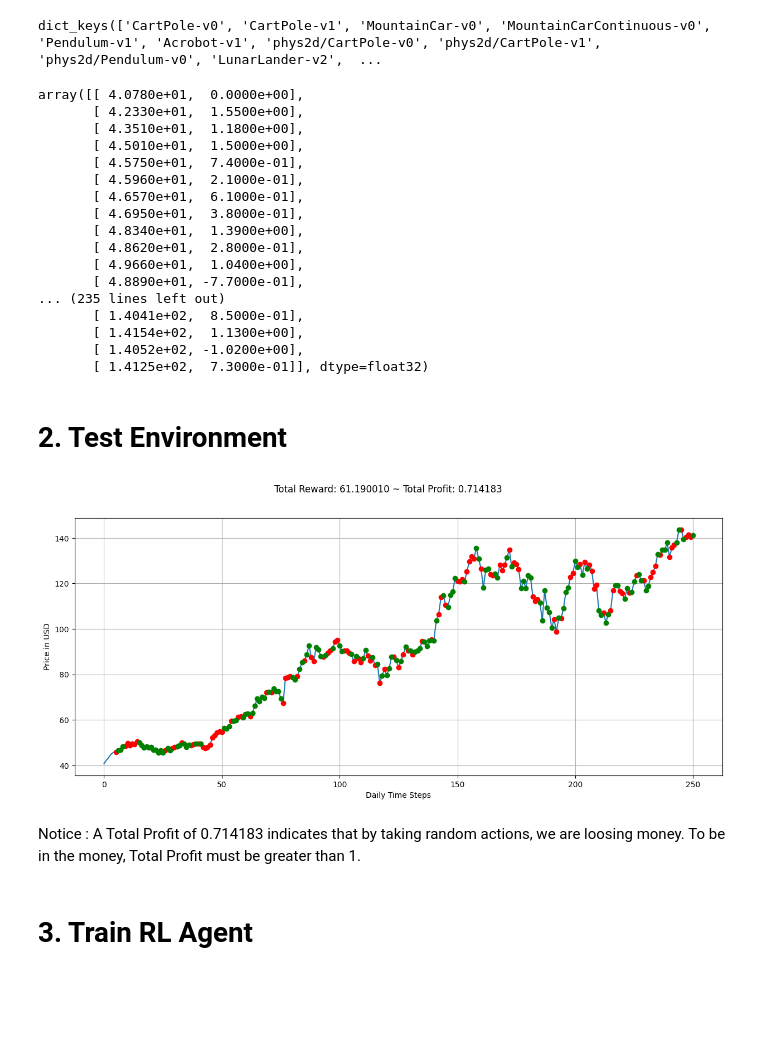
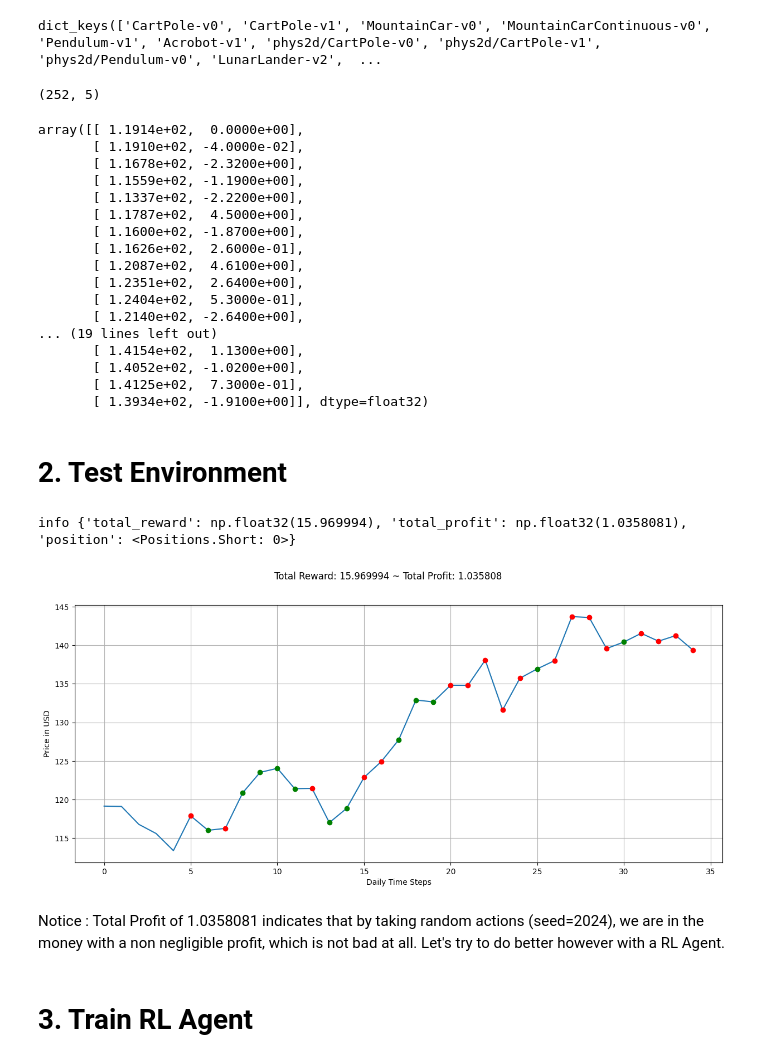
Before and after one commit to jaunewick/python-trading-bot-reinforcement-learning, a Jupyter notebook: trading_bot_prototype.ipynb, the cells around one changed output. Saved outputs shown, nothing was run; the diff lists cells and outputs as text; code cells hidden in the pictures; blank space fills up the shorter version.

```diff
--- a/trading_bot_prototype.ipynb
+++ b/trading_bot_prototype.ipynb
@@ -76,51 +76,59 @@ df.head()
 gym.envs.registry.keys()
 # %% [output]
 dict_keys(['CartPole-v0', 'CartPole-v1', 'MountainCar-v0', 'MountainCarContinuous-v0', 'Pendulum-v1', 'Acrobot-v1', 'phys2d/CartPole-v0', 'phys2d/CartPole-v1', 'phys2d/Pendulum-v0', 'LunarLander-v2',  ...
+# %%
+df.shape
+# %% [output]
+(252, 5)
 # %%
-env = gym.make('stocks-v0', df=df, frame_bound=(5, len(df)-1), window_size=5)
+env = gym.make('stocks-v0', df=df, frame_bound=(222, 252), window_size=5)
 # %%
 env.signal_features
 # %% [output]
-array([[ 4.0780e+01,  0.0000e+00],
-       [ 4.2330e+01,  1.5500e+00],
-       [ 4.3510e+01,  1.1800e+00],
-       [ 4.5010e+01,  1.5000e+00],
-       [ 4.5750e+01,  7.4000e-01],
-       [ 4.5960e+01,  2.1000e-01],
-       [ 4.6570e+01,  6.1000e-01],
-       [ 4.6950e+01,  3.8000e-01],
-       [ 4.8340e+01,  1.3900e+00],
-       [ 4.8620e+01,  2.8000e-01],
-       [ 4.9660e+01,  1.0400e+00],
-       [ 4.8890e+01, -7.7000e-01],
-... (235 lines left out)
-       [ 1.4041e+02,  8.5000e-01],
+array([[ 1.1914e+02,  0.0000e+00],
+       [ 1.1910e+02, -4.0000e-02],
+       [ 1.1678e+02, -2.3200e+00],
+       [ 1.1559e+02, -1.1900e+00],
+       [ 1.1337e+02, -2.2200e+00],
+       [ 1.1787e+02,  4.5000e+00],
+       [ 1.1600e+02, -1.8700e+00],
+       [ 1.1626e+02,  2.6000e-01],
+       [ 1.2087e+02,  4.6100e+00],
+       [ 1.2351e+02,  2.6400e+00],
+       [ 1.2404e+02,  5.3000e-01],
+       [ 1.2140e+02, -2.6400e+00],
+... (19 lines left out)
        [ 1.4154e+02,  1.1300e+00],
        [ 1.4052e+02, -1.0200e+00],
-       [ 1.4125e+02,  7.3000e-01]], dtype=float32)
+       [ 1.4125e+02,  7.3000e-01],
+       [ 1.3934e+02, -1.9100e+00]], dtype=float32)
 # %% [markdown]
 # 2. Test Environment
 # %%
-state = env.reset()
-done = False
-truncated = False
+observation = env.reset(seed=2024)
 
-while not (done or truncated):
+while True:
     # Take a random action
     action = env.action_space.sample()
-    n_state, reward, done, truncated, info = env.step(action)
+    observation, reward, terminated, truncated, info = env.step(action)
+    done = terminated or truncated
+
+    if done:
+        print("info", info)
+        break
 
 plt.figure(figsize=(15,6))
 plt.cla()
-env.render_all()
+env.unwrapped.render_all()
 plt.xlabel('Daily Time Steps')
 plt.ylabel('Price in USD')
 plt.grid(True)
 plt.show()
 # %% [output]
+info {'total_reward': np.float32(15.969994), 'total_profit': np.float32(1.0358081), 'position': <Positions.Short: 0>}
-[figure, old version]
+[figure, new version]
-# %% [markdown]
-Notice : A Total Profit of 0.714183 indicates that by taking random actions, we are loosing money. To be in the money, Total Profit must be greater than 1.
+# %% [markdown]
+Notice :  Total Profit of 1.0358081 indicates that by taking random actions (seed=2024), we are in the money with a non negligible profit, which is not bad at all. Let's try to do better however with a RL Agent.
 # %% [markdown]
 # 3. Train RL Agent
 # %%
```
Also changed, not shown: parts of 5 cells of this notebook, 1 other file.
